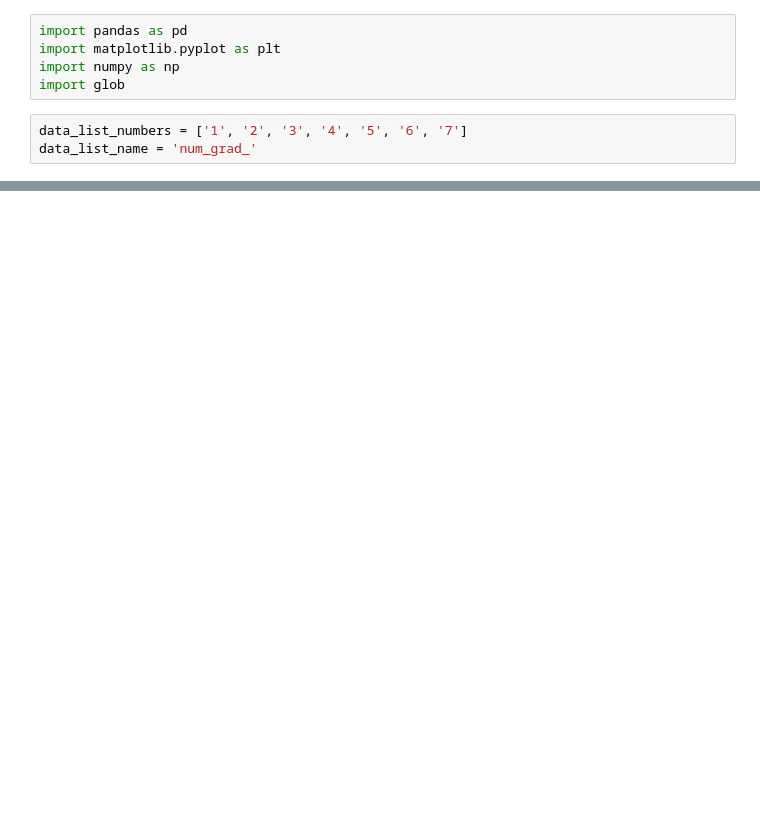
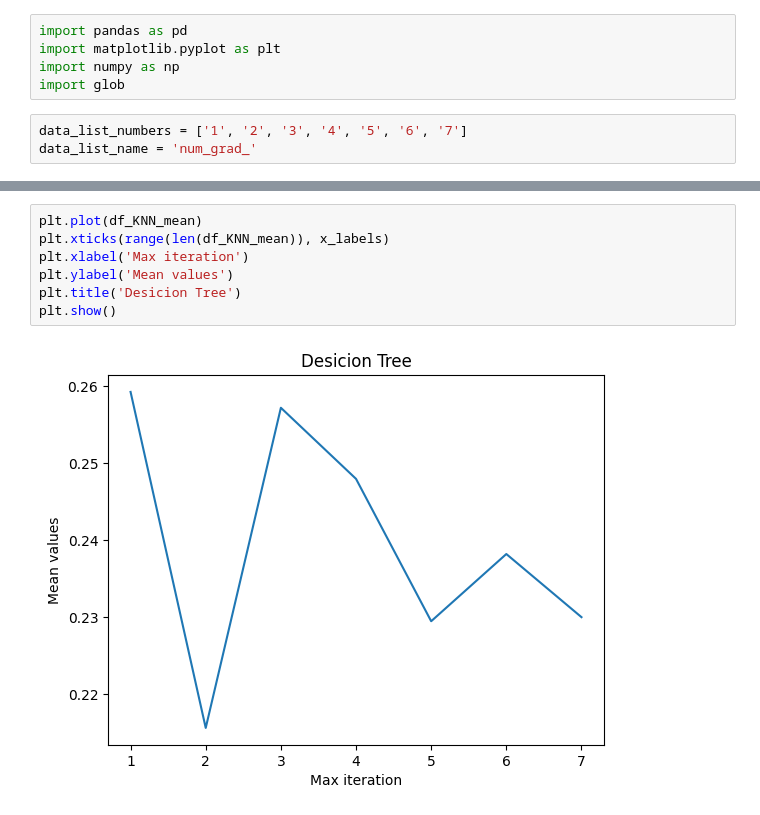
Before and after one commit to erirosv/Master-Thesis, a Jupyter notebook: modelling/sensitivity/sensitivity_avg_grad.ipynb, the cells around one changed output, grey strips where cells are left out. Cells and saved outputs as stored; diff of their text form; blank space fills up the shorter version.

```diff
--- a/modelling/sensitivity/sensitivity_avg_grad.ipynb
+++ b/modelling/sensitivity/sensitivity_avg_grad.ipynb
@@ -36,0 +142,9 @@ IndexError: list index out of range
+# %%
+plt.plot(df_KNN_mean)
+plt.xticks(range(len(df_KNN_mean)), x_labels)
+plt.xlabel('Max iteration')
+plt.ylabel('Mean values')
+plt.title('Desicion Tree')
+plt.show()
+# %% [output]
+[figure, added]
```
Also changed, not shown: parts of 9 cells of this notebook, 5 other files.
